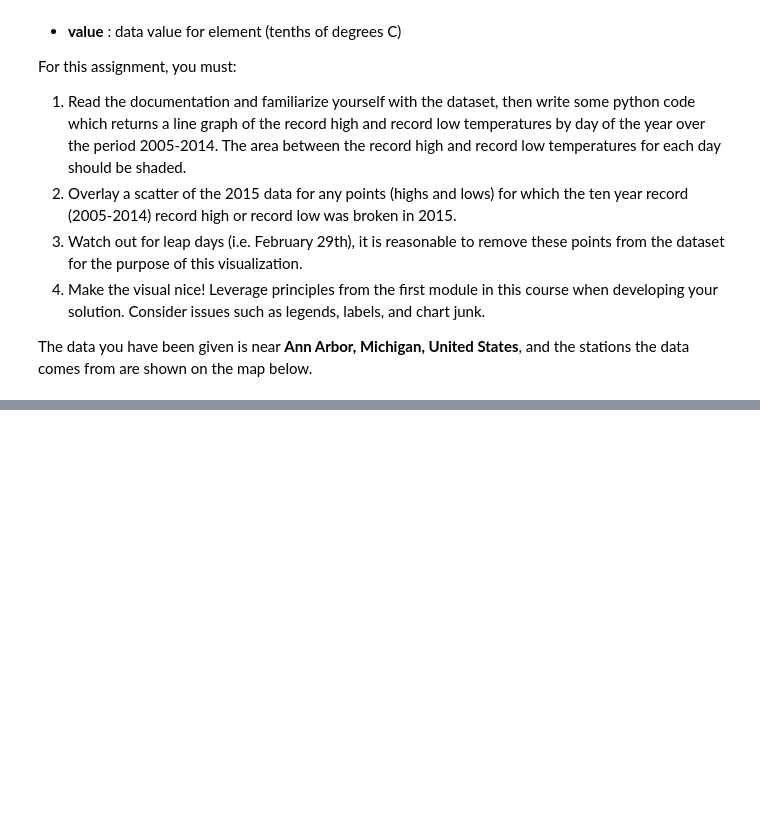
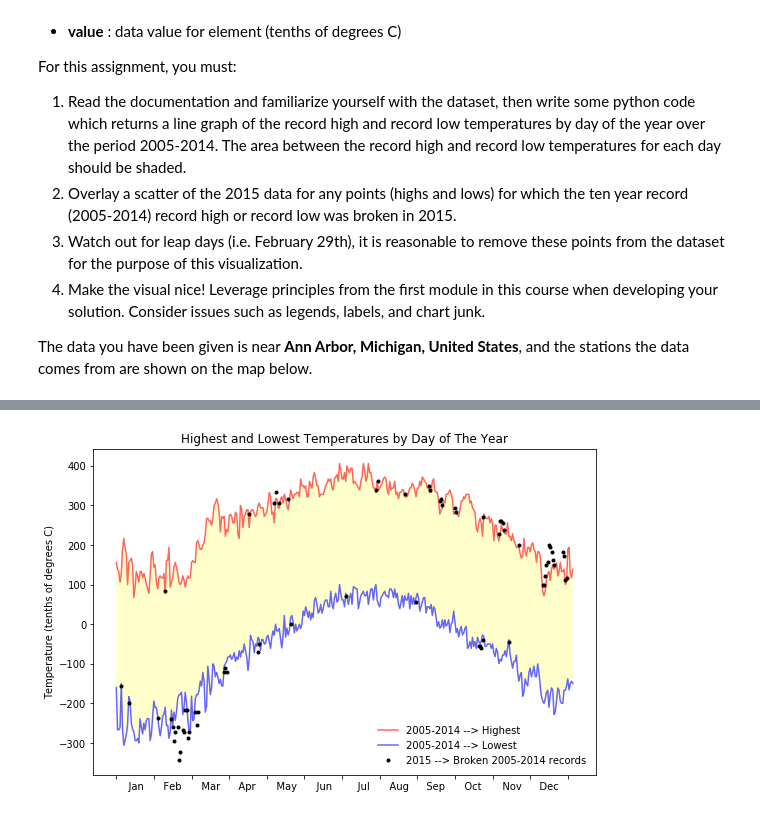
Before and after one commit to henriqueumeda/-Python-study, a Jupyter notebook: UM/02 - Applied Plotting, Charting & Data Representation in Python/assignments/assignment2/Assignment2.ipynb, the cells around one changed output, grey strips where cells are left out. Drawn from its saved outputs; the diff is of its cells as text; code cells hidden in the pictures; blank space fills up the shorter version.

```diff
--- a/UM/02 - Applied Plotting, Charting & Data Representation in Python/assignments/assignment2/Assignment2.ipynb
+++ b/UM/02 - Applied Plotting, Charting & Data Representation in Python/assignments/assignment2/Assignment2.ipynb
@@ -76,0 +105,21 @@ station_locations_by_hash
+# %%
+plt.figure(figsize=(9,6))
+plt.plot(y_data_MAX, '-r', y_data_MIN, '-b', alpha=0.6)
+plt.ylabel('Temperature (tenths of degrees C)')
+plt.title('Highest and Lowest Temperatures by Day of The Year')
+xticks_pos = np.arange(0, 365, 30)
+xticks = ['    Jan','   Feb','   Mar','   Apr','   May','    Jun','     Jul','   Aug','   Sep','   Oct','   Nov','   Dec']
+plt.xticks(xticks_pos, xticks)
+plt.gca().fill_between(range(len(y_data_MAX)),
+                       y_data_MIN, y_data_MAX,
+                       facecolor='yellow',
+                       alpha=0.2)
+plt.plot(y_data_2015_MAX, '.', y_data_2015_MIN, '.', color='black')
+plt.legend(['2005-2014 --> Highest', '2005-2014 --> Lowest', '2015 --> Broken 2005-2014 records'], framealpha=0.0)
+
+for label in plt.gca().get_xticklabels():
+    label.set_horizontalalignment('left')
+
+plt.show()
+# %% [output]
+[figure, added]
```
Also changed, not shown: parts of 2 cells of this notebook, 1 other file.
